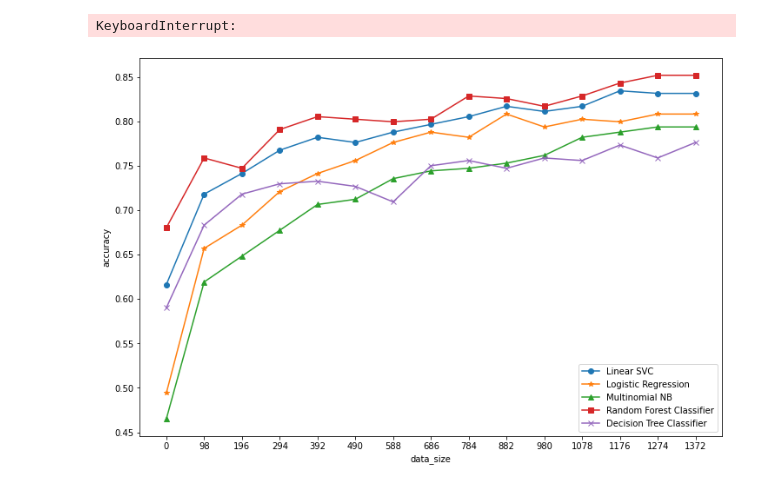
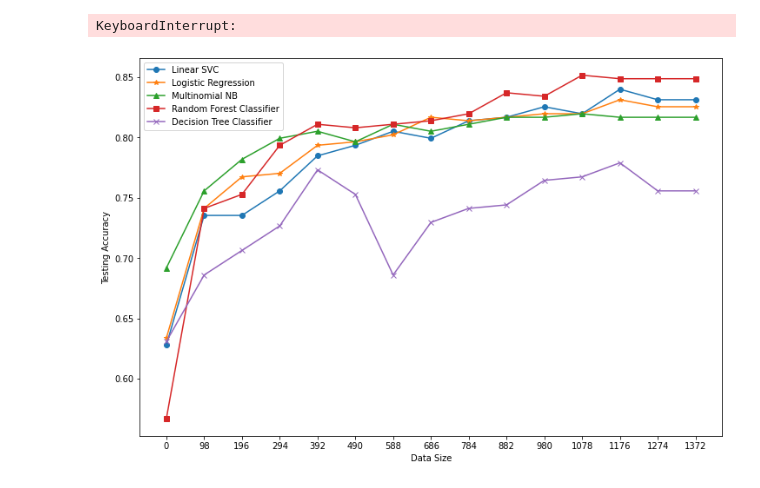
Before and after one commit to Rhitabrat/youtube-comments-categorization, a Jupyter notebook: main_using_tfidf.ipynb, the cells around one changed output. Drawn from its saved outputs; the diff is of its cells as text; code cells hidden in the pictures.

```diff
--- a/main_using_tfidf.ipynb
+++ b/main_using_tfidf.ipynb
@@ -754,38 +819,39 @@ def plot_acc_curve(classifier, linestyle, label):
     m = 14
     n = 98
     x_splits = list(range(0, (m+1)*n, n))
 
-    plt.xlabel('data_size')
-    plt.ylabel('accuracy')
+    plt.xlabel('Data Size')
+    plt.ylabel('Testing Accuracy')
     plt.plot(x_splits, scores, linestyle, label = label)
     plt.xticks(x_splits)
     plt.legend(loc="best")
 
     return plt
 
 
 plt.figure(figsize=(12,8))
 
 # Linear SVC
-classifier = SVC(kernel = 'linear', random_state = 0, C = 1, gamma = 0.1)
+classifier = SVC(kernel = 'linear', random_state = 0, C = 1, gamma = 'scale',)
 plot_acc_curve(classifier, linestyle = 'o-', label="Linear SVC")
 
 # Logistic Regression
-classifier = LogisticRegression(random_state = 0)
+classifier = LogisticRegression(C=10, penalty='l2', solver='liblinear',random_state = 0)
 plot_acc_curve(classifier, linestyle = '*-', label="Logistic Regression")
 
 # Multinomial NB
-classifier = MultinomialNB()
+classifier = MultinomialNB(alpha=1, fit_prior=False,)
 plot_acc_curve(classifier, linestyle = '^-', label="Multinomial NB")
 
 # Random Forest Classifier
-classifier = RandomForestClassifier(n_estimators = 100, criterion = 'entropy', random_state = 0)
+classifier = RandomForestClassifier(criterion='entropy', max_features='log2', n_estimators=1000, random_state = 0)
 plot_acc_curve(classifier, linestyle = 's-', label="Random Forest Classifier")
 
 # Decision Tree Classifier
-classifier = DecisionTreeClassifier()
+classifier = DecisionTreeClassifier(criterion='entropy',
+                                    max_features=None, random_state=0)
 plot_acc_curve(classifier, linestyle = 'x-', label="Decision Tree Classifier")
 
 plt.show()
 # %% [output]
-[figure, old version]
+[figure, new version]
```
Also changed, not shown: parts of 10 cells of this notebook, 1 other file.
